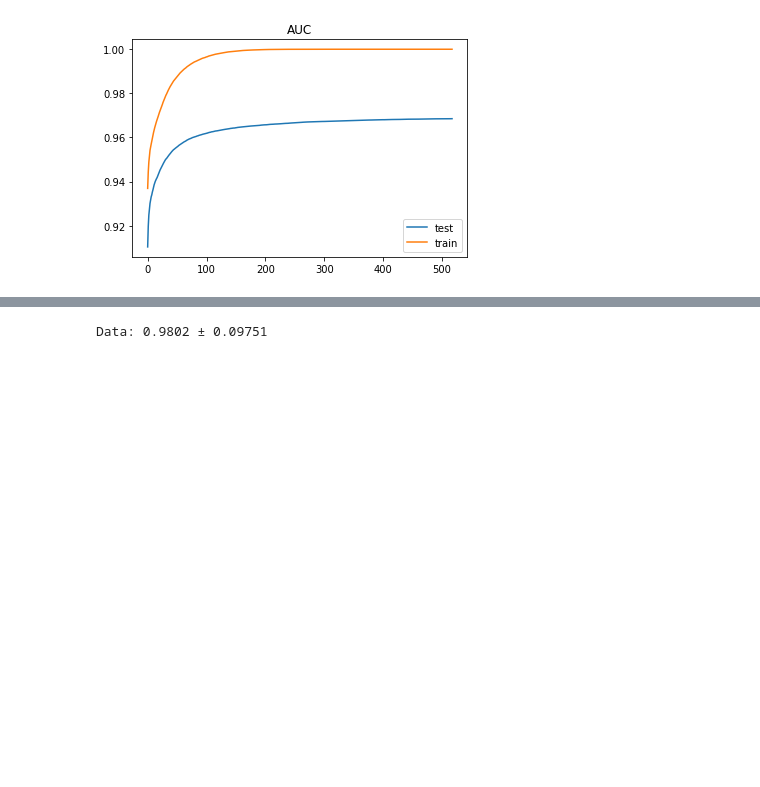
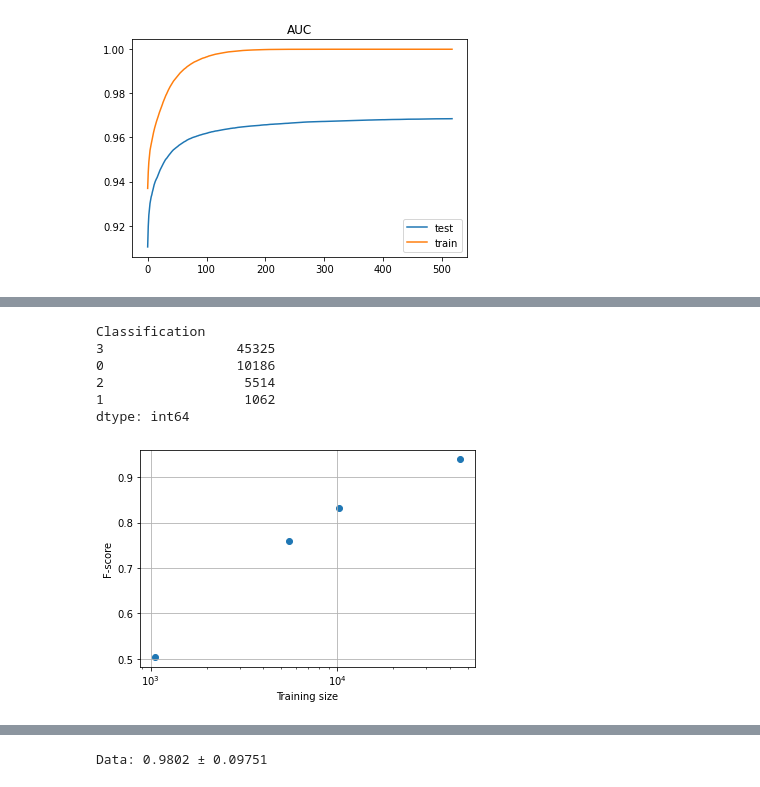
Before and after one commit to jespertjee/LOFAR_ML, a Jupyter notebook: Supervised/Fangyou/Preprocessed_data/Classification_Combined.ipynb, the cells around one changed output, grey strips where cells are left out. Cells and saved outputs as stored; diff of their text form; code cells hidden in the pictures; blank space fills up the shorter version.

```diff
--- a/Supervised/Fangyou/Preprocessed_data/Classification_Combined.ipynb
+++ b/Supervised/Fangyou/Preprocessed_data/Classification_Combined.ipynb
@@ -371,0 +415,20 @@ quasar-like radio AGN / high-excitation radio galaxy     0.5640    0.4407    0.4
+# %%
+y_train.value_counts()
+# %% [output]
+Classification
+3                 45325
+0                 10186
+2                  5514
+1                  1062
+dtype: int64
+# %%
+class_sizes = np.array([10186, 1062, 5514, 45325])
+F_scores = np.array([0.8312, 0.5041, 0.7597, 0.9387])
+plt.scatter(class_sizes, F_scores)
+plt.xlabel("Training size")
+plt.ylabel("F-score")
+plt.grid()
+plt.xscale("log")
+plt.savefig("Sample_sizes.pdf")
+# %% [output]
+[figure, added]
```
Also changed, not shown: parts of 22 cells of this notebook, 7 other files.
